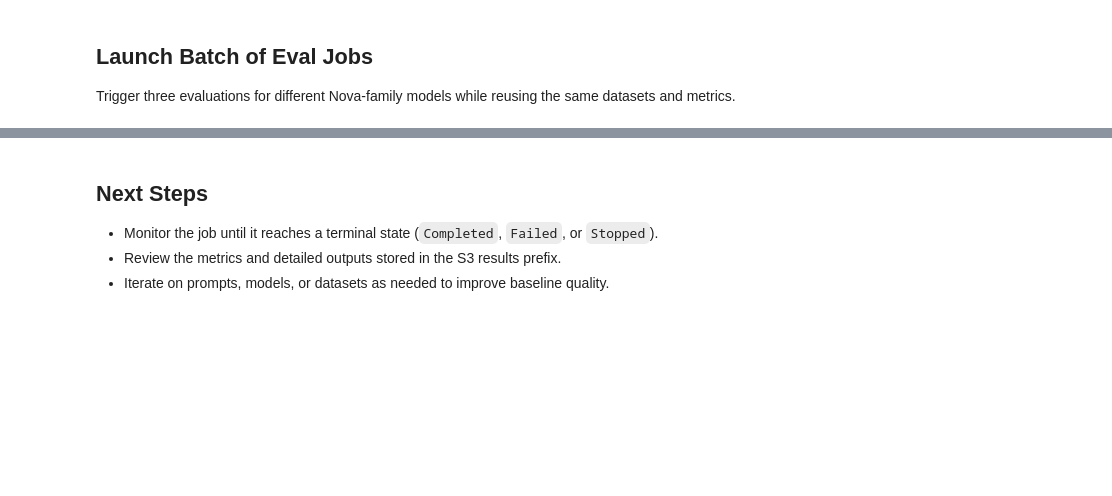
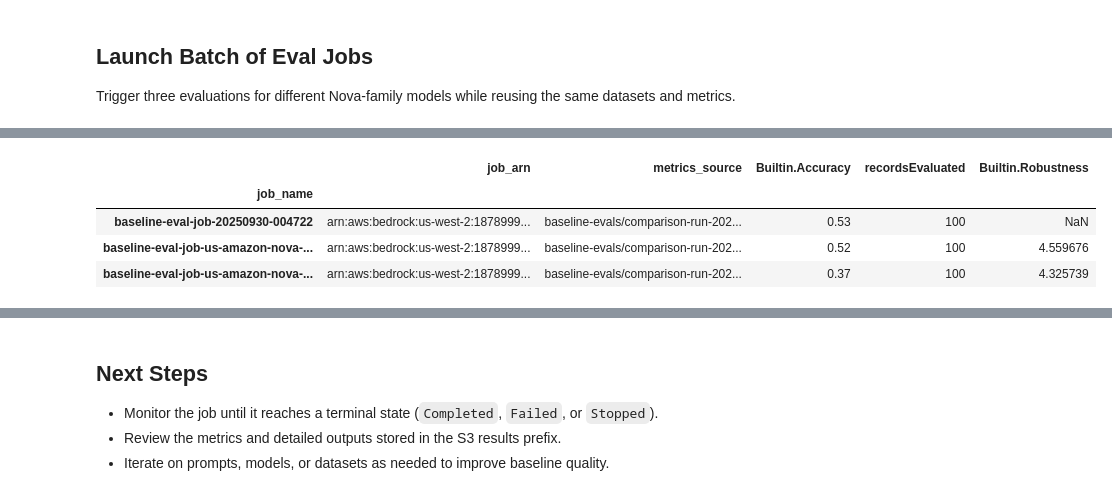
Before and after one commit to patslaurel-com/is-your-llm-lying, a Jupyter notebook: notebooks/01_baseline_eval_programmatic.ipynb, the cells around one changed output, grey strips where cells are left out. Cells and saved outputs as stored; diff of their text form; code cells hidden in the pictures; blank space fills up the shorter version.

Commit message:
add: notebook for model judge baseline eval

```diff
--- a/notebooks/01_baseline_eval_programmatic.ipynb
+++ b/notebooks/01_baseline_eval_programmatic.ipynb
@@ -239,0 +274,99 @@ Launched baseline-eval-job-us-amazon-nova-pro-v1-0-20250929-224404 (model=us.ama
+# %%
+
+import pandas as pd
+from urllib.parse import urlparse
+from collections import defaultdict
+
+s3 = boto3.client('s3', region_name=aws_region)
+
+parsed_uri = urlparse(shared_output_uri)
+results_bucket = parsed_uri.netloc
+results_prefix = parsed_uri.path.lstrip('/')
+
+def iter_result_keys(bucket: str, prefix: str):
+    paginator = s3.get_paginator('list_objects_v2')
+    for page in paginator.paginate(Bucket=bucket, Prefix=prefix):
+        for obj in page.get('Contents', []):
+            yield obj['Key']
+
+def load_aggregated_metrics(job_name: str):
+    prefix = f"{results_prefix}{job_name}/"
+    keys = list(iter_result_keys(results_bucket, prefix))
+    if not keys:
+        return None, None
+
+    aggregated_keys = [key for key in keys if key.endswith('aggregated-metrics.json')]
+    if not aggregated_keys:
+        aggregated_keys = [key for key in keys if key.endswith('metrics.json')]
+
+    for key in aggregated_keys:
+        body = s3.get_object(Bucket=results_bucket, Key=key)['Body'].read()
+        try:
+            data = json.loads(body)
+        except json.JSONDecodeError:
+            continue
+        metrics = {}
+        if isinstance(data, dict):
+            for metric_name, metric_value in data.items():
+                if isinstance(metric_value, (int, float)):
+                    metrics[metric_name] = metric_value
+                elif isinstance(metric_value, dict) and 'value' in metric_value:
+                    value = metric_value.get('value')
+                    if isinstance(value, (int, float)):
+                        metrics[metric_name] = value
+        if metrics:
+            return metrics, key
+
+    jsonl_keys = [key for key in keys if key.endswith('_output.jsonl')]
+    for key in jsonl_keys:
+        body_stream = s3.get_object(Bucket=results_bucket, Key=key)['Body']
+        totals = defaultdict(float)
+        counts = defaultdict(int)
+        for raw_line in body_stream.iter_lines():
+            if not raw_line:
+                continue
+            try:
+                record = json.loads(raw_line)
+            except json.JSONDecodeError:
+                continue
+            scores = record.get('automatedEvaluationResult', {}).get('scores', [])
+            for score in scores:
+                metric_name = score.get('metricName')
+                metric_value = score.get('result')
+                if metric_name and isinstance(metric_value, (int, float)):
+                    totals[metric_name] += metric_value
+                    counts[metric_name] += 1
+        if counts:
+            metrics = {metric: totals[metric] / counts[metric] for metric in totals}
+            metrics['recordsEvaluated'] = max(counts.values())
+            return metrics, key
+
+    return None, None
+
+
+comparison_rows = []
+for job in comparison_jobs:
+    metrics, source_key = load_aggregated_metrics(job['job_name'])
+    if not metrics:
+        print(f"No aggregated metrics yet for {job['job_name']} (check job status or output files manually).")
+        continue
+    row = {
+        'job_name': job['job_name'],
+        'job_arn': job['job_arn'],
+        'metrics_source': source_key,
+    }
+    row.update(metrics)
+    comparison_rows.append(row)
+
+if not comparison_rows:
+    raise RuntimeError('No metrics available to compare yet. Re-run after the jobs finish.')
+
+comparison_df = pd.DataFrame(comparison_rows)
+comparison_df.set_index('job_name', inplace=True)
+display(comparison_df)
+# %% [output]
+|  | job_arn | metrics_source | Builtin.Accuracy | recordsEvaluated | Builtin.Robustness |
+| job_name |  |  |  |  |  |
+| baseline-eval-job-20250930-004722 | arn:aws:bedrock:us-west-2:1878999... | baseline-evals/comparison-run-202... | 0.53 | 100 | NaN |
+| baseline-eval-job-us-amazon-nova-... | arn:aws:bedrock:us-west-2:1878999... | baseline-evals/comparison-run-202... | 0.52 | 100 | 4.559676 |
+| baseline-eval-job-us-amazon-nova-... | arn:aws:bedrock:us-west-2:1878999... | baseline-evals/comparison-run-202... | 0.37 | 100 | 4.325739 |
```
Also changed, not shown: parts of 11 cells of this notebook, 1 other file.
